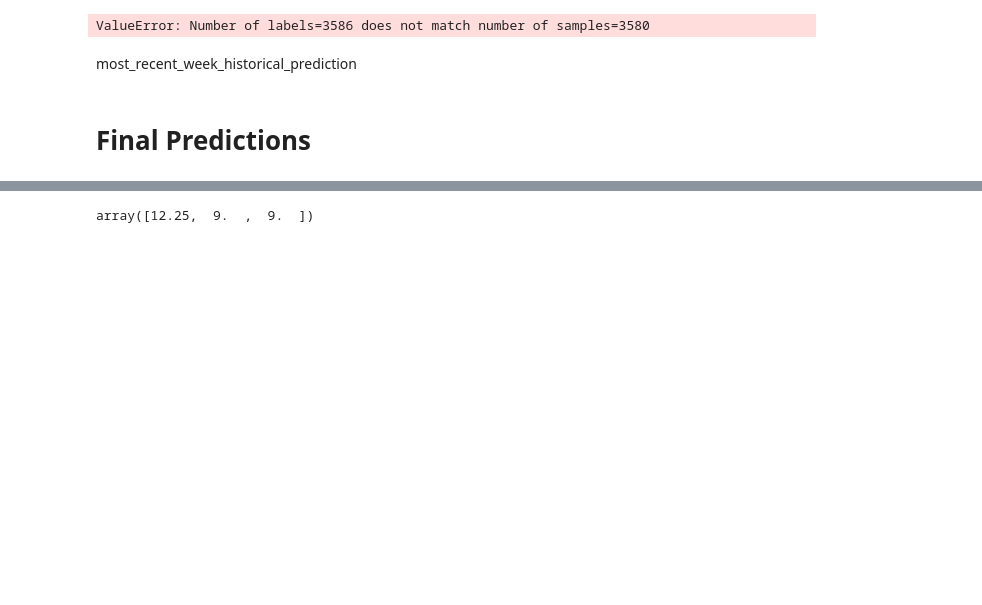
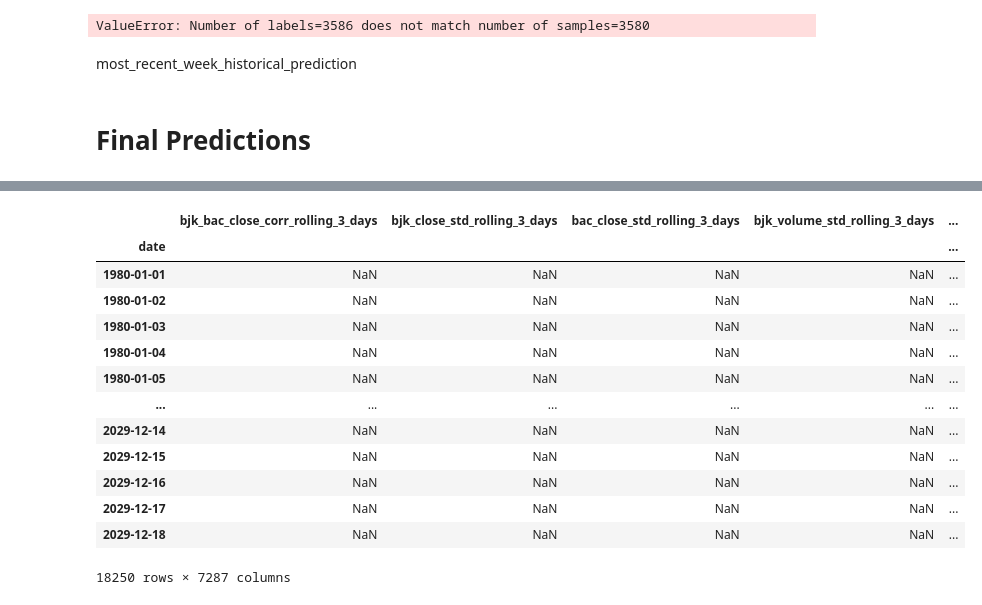
Before and after one commit to jonhilgart22/daily_trading, a Jupyter notebook: notebooks/train_model.ipynb, the cells around one changed output, grey strips where cells are left out. Cells and saved outputs as stored; diff of their text form; code cells hidden in the pictures; blank space fills up the shorter version.

```diff
--- a/notebooks/train_model.ipynb
+++ b/notebooks/train_model.ipynb
@@ -1273,4 +1202,0 @@ bjk_gps corr7-day corr of close from 2020-04-27 00:00:00 to 2020-05-04 00:00:00
-# %%
-(np.array([.5,2,3]) - np.array([4,5,6]))**2
-# %% [output]
-array([12.25,  9.  ,  9.  ])
@@ -1276,0 +1229,17 @@ array([12.25,  9.  ,  9.  ])
+# %%
+final_stock_df
+# %% [output]
+|  | bjk_bac_close_corr_rolling_3_days | bjk_close_std_rolling_3_days | bac_close_std_rolling_3_days | bjk_volume_std_rolling_3_days | ... |
+| date |  |  |  |  | ... |
+| 1980-01-01 | NaN | NaN | NaN | NaN | ... |
+| 1980-01-02 | NaN | NaN | NaN | NaN | ... |
+| 1980-01-03 | NaN | NaN | NaN | NaN | ... |
+| 1980-01-04 | NaN | NaN | NaN | NaN | ... |
+| 1980-01-05 | NaN | NaN | NaN | NaN | ... |
+| ... | ... | ... | ... | ... | ... |
+| 2029-12-14 | NaN | NaN | NaN | NaN | ... |
+| 2029-12-15 | NaN | NaN | NaN | NaN | ... |
+| 2029-12-16 | NaN | NaN | NaN | NaN | ... |
+| 2029-12-17 | NaN | NaN | NaN | NaN | ... |
+| 2029-12-18 | NaN | NaN | NaN | NaN | ... |
+18250 rows × 7287 columns
```
Also changed, not shown: parts of 38 cells of this notebook, 2 other files.
